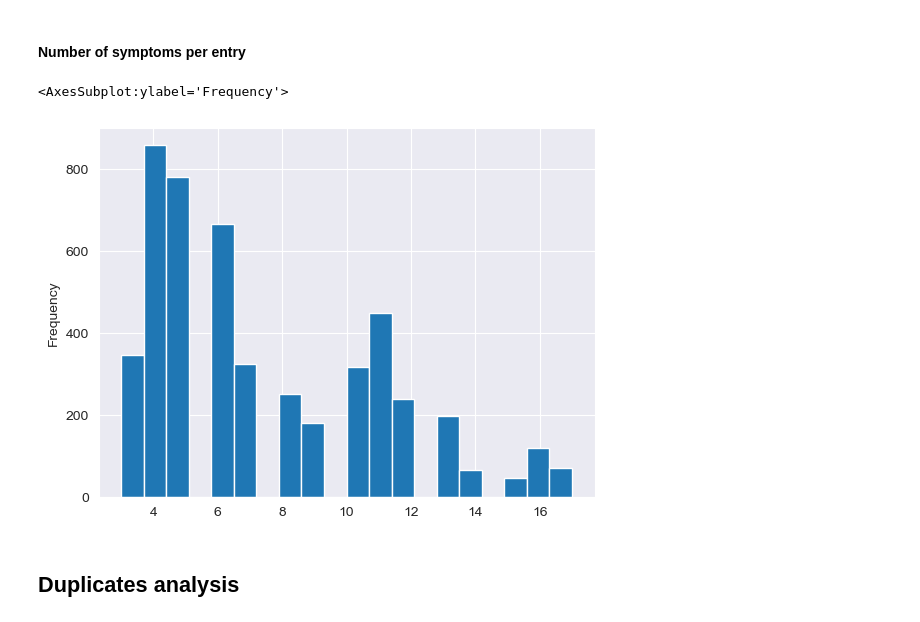
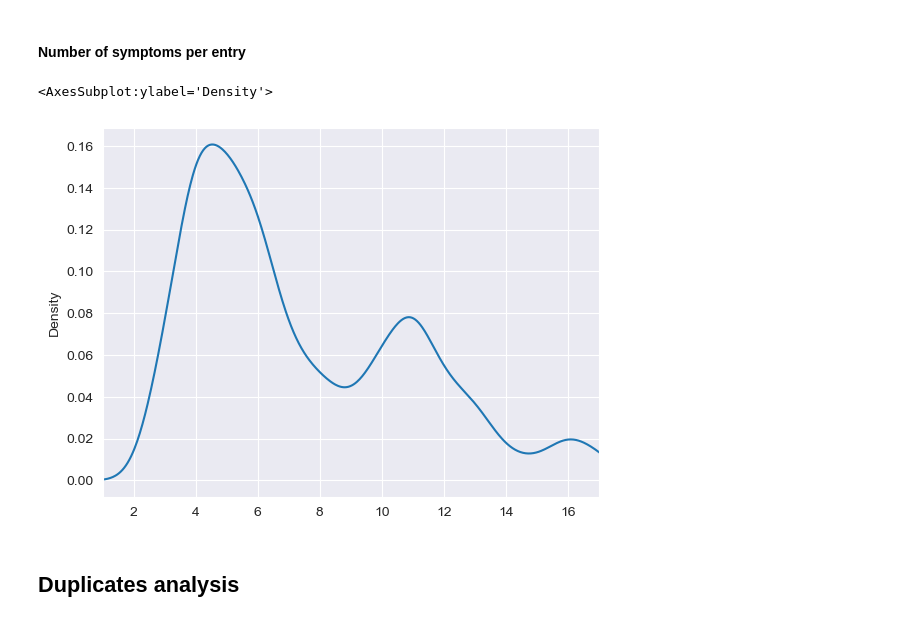
Before and after one commit to tom-bourjala/SDU-ML-DSP, a Jupyter notebook: main.ipynb, the cells around one changed output. Saved outputs shown, nothing was run; the diff lists cells and outputs as text; code cells hidden in the pictures.

```diff
--- a/main.ipynb
+++ b/main.ipynb
@@ -124,10 +130,10 @@ len(symptoms)
 #### Number of symptoms per entry
 # %%
 number_of_symptoms_per_entry = df.iloc[:, 1:].count(axis=1)
-number_of_symptoms_per_entry.plot(kind='hist', bins=20)
+number_of_symptoms_per_entry.plot(kind='density', xlim=(1, 17))
 # %% [output]
-<AxesSubplot:ylabel='Frequency'>
+<AxesSubplot:ylabel='Density'>
-[figure, old version]
+[figure, new version]
 # %% [markdown]
 ## Duplicates analysis
 # %%
```
Also changed, not shown: parts of 15 cells of this notebook, 4 other files.
